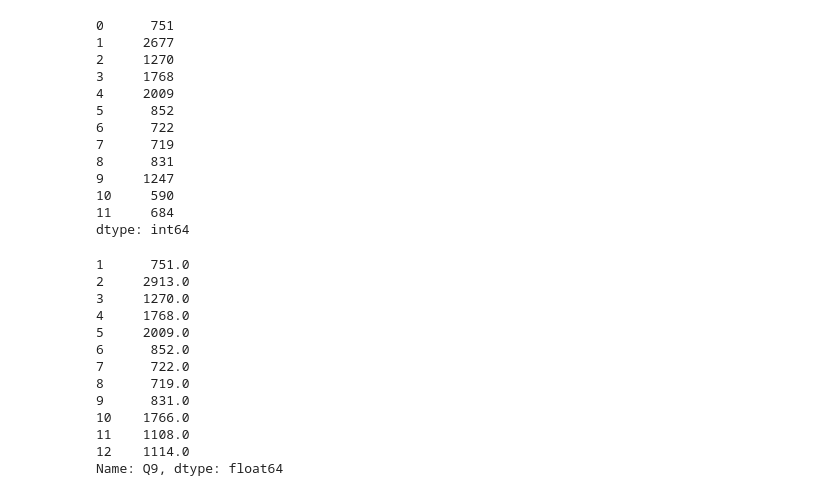
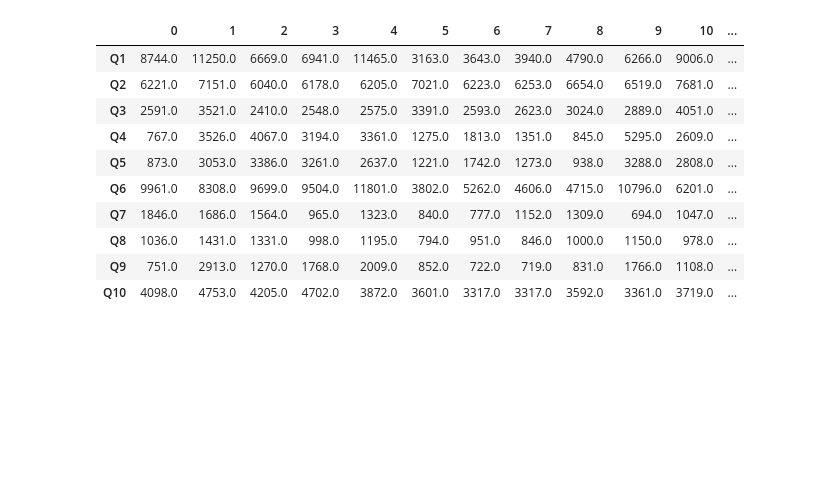
Before and after one commit to git-alice/ramax_vacation, a Jupyter notebook: notebook/second_try.ipynb, the cells around one changed output. Saved outputs shown, nothing was run; the diff lists cells and outputs as text; code cells hidden in the pictures; blank space fills up the shorter version.

```diff
--- a/notebook/second_try.ipynb
+++ b/notebook/second_try.ipynb
@@ -106,37 +104,17 @@ a = random_matrix(qs['Q9'])
-# %%
-# сделано
-display(pd.Series(a.sum(axis=0)))
-# %% [output]
-0      751
-1     2677
-2     1270
-3     1768
-4     2009
-5      852
-6      722
-7      719
-8      831
-9     1247
-10     590
-11     684
-dtype: int64
-# %%
-# надо
-possible_vacation.loc['Q9', :]
-# %% [output]
-1      751.0
-2     2913.0
-3     1270.0
-4     1768.0
-5     2009.0
-6      852.0
-7      722.0
-8      719.0
-9      831.0
-10    1766.0
-11    1108.0
-12    1114.0
-Name: Q9, dtype: float64
+# %%
+possible_vacation
+# %% [output]
+|  | 0 | 1 | 2 | 3 | 4 | 5 | 6 | 7 | 8 | 9 | 10 | ... |
+| Q1 | 8744.0 | 11250.0 | 6669.0 | 6941.0 | 11465.0 | 3163.0 | 3643.0 | 3940.0 | 4790.0 | 6266.0 | 9006.0 | ... |
+| Q2 | 6221.0 | 7151.0 | 6040.0 | 6178.0 | 6205.0 | 7021.0 | 6223.0 | 6253.0 | 6654.0 | 6519.0 | 7681.0 | ... |
+| Q3 | 2591.0 | 3521.0 | 2410.0 | 2548.0 | 2575.0 | 3391.0 | 2593.0 | 2623.0 | 3024.0 | 2889.0 | 4051.0 | ... |
+| Q4 | 767.0 | 3526.0 | 4067.0 | 3194.0 | 3361.0 | 1275.0 | 1813.0 | 1351.0 | 845.0 | 5295.0 | 2609.0 | ... |
+| Q5 | 873.0 | 3053.0 | 3386.0 | 3261.0 | 2637.0 | 1221.0 | 1742.0 | 1273.0 | 938.0 | 3288.0 | 2808.0 | ... |
+| Q6 | 9961.0 | 8308.0 | 9699.0 | 9504.0 | 11801.0 | 3802.0 | 5262.0 | 4606.0 | 4715.0 | 10796.0 | 6201.0 | ... |
+| Q7 | 1846.0 | 1686.0 | 1564.0 | 965.0 | 1323.0 | 840.0 | 777.0 | 1152.0 | 1309.0 | 694.0 | 1047.0 | ... |
+| Q8 | 1036.0 | 1431.0 | 1331.0 | 998.0 | 1195.0 | 794.0 | 951.0 | 846.0 | 1000.0 | 1150.0 | 978.0 | ... |
+| Q9 | 751.0 | 2913.0 | 1270.0 | 1768.0 | 2009.0 | 852.0 | 722.0 | 719.0 | 831.0 | 1766.0 | 1108.0 | ... |
+| Q10 | 4098.0 | 4753.0 | 4205.0 | 4702.0 | 3872.0 | 3601.0 | 3317.0 | 3317.0 | 3592.0 | 3361.0 | 3719.0 | ... |
 # %%
 def get_max_fly_by_month():
     return excel_dict['months'][2].values
```
Also changed, not shown: parts of 6 cells of this notebook, 11 other files.
